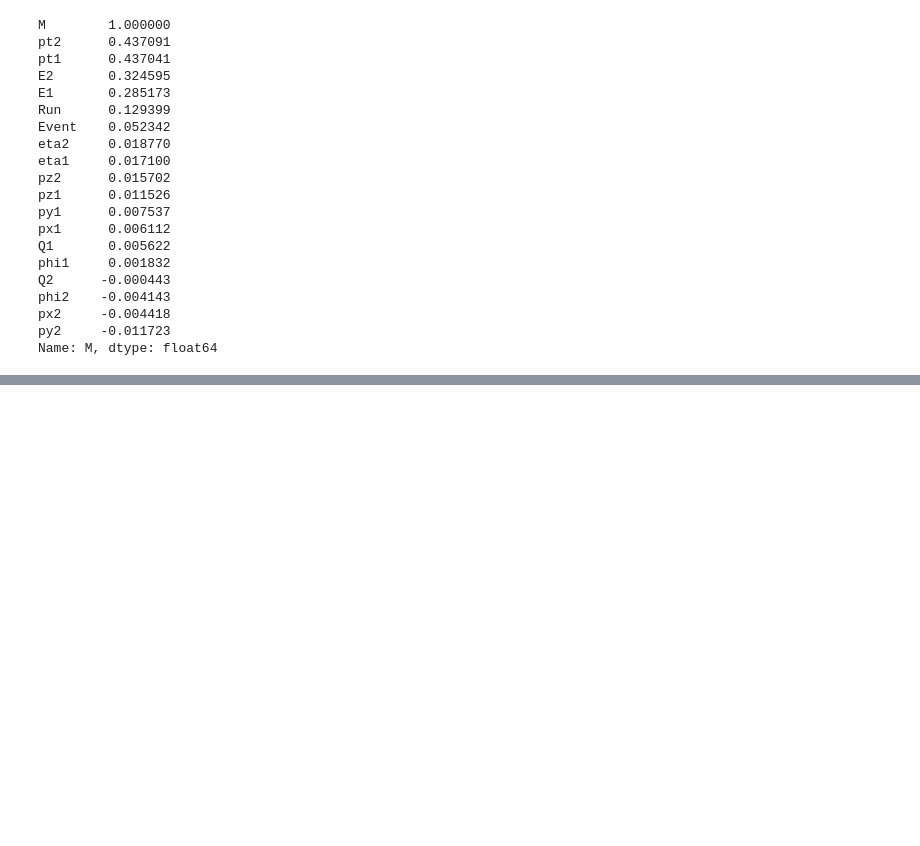
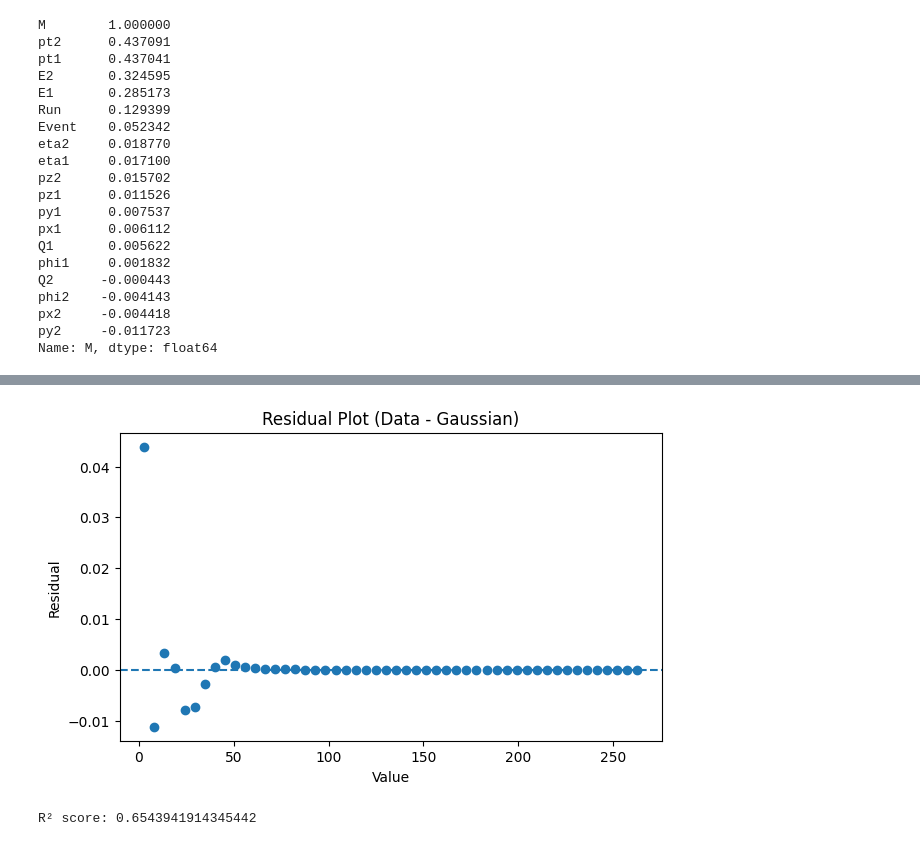
Before and after one commit to BinaryWhizz/Data-Analysis, a Jupyter notebook: Data Analysis 05/01.ipynb, the cells around one changed output, grey strips where cells are left out. Drawn from its saved outputs; the diff is of its cells as text; code cells hidden in the pictures; blank space fills up the shorter version.

```diff
--- a/Data Analysis 05/01.ipynb
+++ b/Data Analysis 05/01.ipynb
@@ -388,0 +434,34 @@ Name: M, dtype: float64
+# %%
+# Residual plot (this is what you’re missing)
+
+# Residual = actual density − predicted density
+
+# Histogram density (manual)
+counts, bins = np.histogram(x, bins=50, density=True)
+bin_centers = (bins[:-1] + bins[1:]) / 2
+
+# Gaussian predictions
+pdf_vals = norm.pdf(bin_centers, mu, sigma)
+
+# Residuals
+residuals = counts - pdf_vals
+
+# Plot
+plt.figure(figsize=(7,4))
+plt.scatter(bin_centers, residuals)
+plt.axhline(0, linestyle='--')
+plt.title('Residual Plot (Data - Gaussian)')
+plt.xlabel('Value')
+plt.ylabel('Residual')
+plt.show()
+# %% [output]
+[figure, added]
+# %%
+# R² score (approximation for distribution fit)
+
+from sklearn.metrics import r2_score
+
+r2 = r2_score(counts, pdf_vals)
+print("R² score:", r2)
+# %% [output]
+R² score: 0.6543941914345442
```
Also changed, not shown: parts of 5 cells of this notebook.
